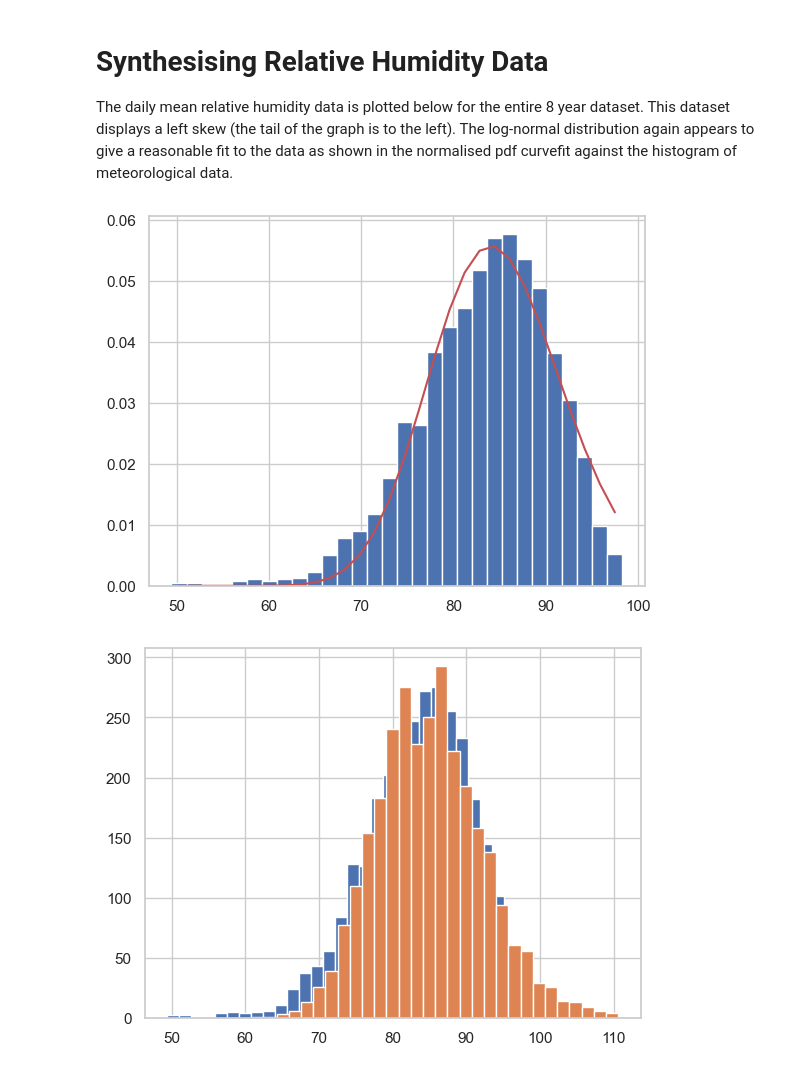
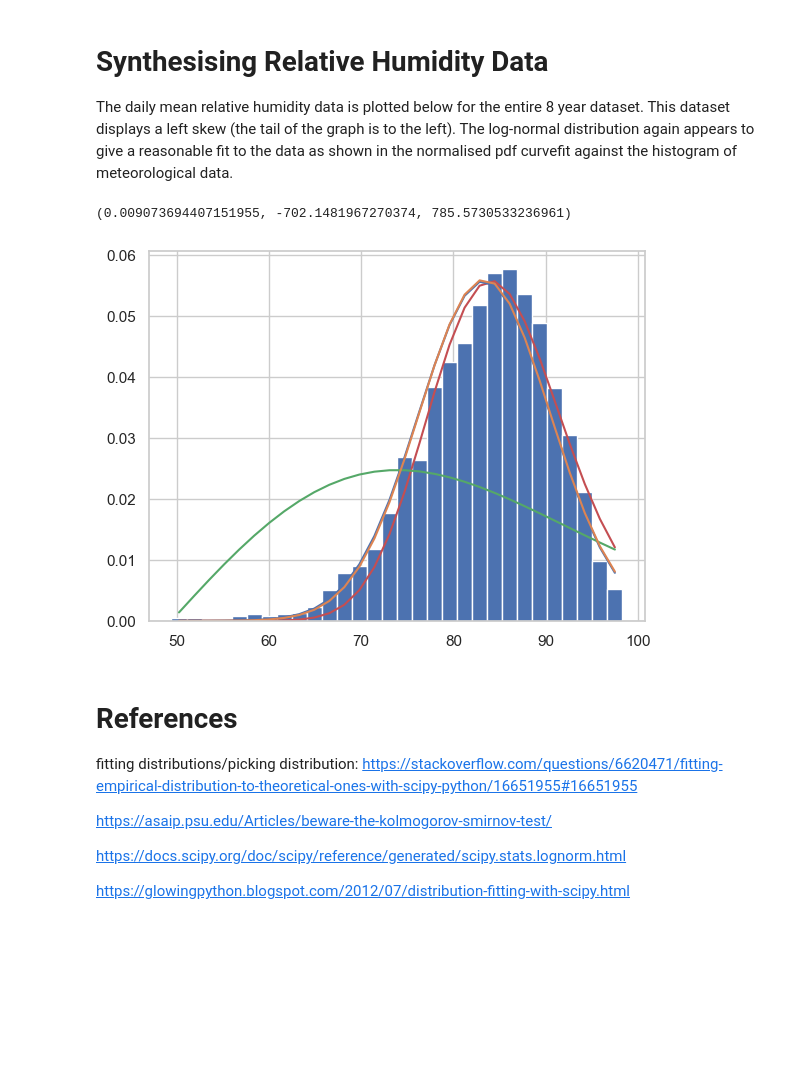
Before and after one commit to Eilis9/PfDA_Project1, a Jupyter notebook: met_athenry.ipynb, the cells around one changed output. Drawn from its saved outputs; the diff is of its cells as text; code cells hidden in the pictures; blank space fills up the shorter version.

Commit message:
scipy distribution fitting

```diff
--- a/met_athenry.ipynb
+++ b/met_athenry.ipynb
@@ -401,32 +416,66 @@ The log-normal distribution again appears to give a reasonable fit to the data a
 # %%
 no_bins = 30
 n, bins_returned, patches = plt.hist(mydata_agg['rhum mean'], bins=no_bins, density=True);
 #rhum_syn = np.random.poisson(mydata_agg['rhum mean'].mean(), 2000)
 #plt.hist(rhum_syn, bins=no_bins, density=True)
 
 bins = mean_bins(bins_returned)
 #bins = bins_returned
 
 # returns mu and sigma in params
 params, extras = curve_fit(f_lognormal, bins, n)
 
 mu_rhum = params[0]
 sigma_rhum = params[1]
 # fit a lognormal curve
 pdf_lognormal = f_lognormal(bins, mu_rhum, sigma_rhum)
 plt.plot(bins, pdf_lognormal, 'r')
-plt.show()
+#plt.show()
 
 random_daily_rhum_1yr = np.random.default_rng().lognormal(mean=mu_rhum, sigma=sigma_rhum, size = len(mydata_agg))
 
-plt.hist(mydata_agg['rhum mean'], bins=no_bins);
-plt.hist(random_daily_rhum_1yr, bins=no_bins);
+#plt.hist(mydata_agg['rhum mean'], bins=no_bins);
+#plt.hist(random_daily_rhum_1yr, bins=no_bins);
 
 pop_size = 365
 #https://stackoverflow.com/questions/71980083/specifiying-range-for-log-normal-distribution-in-python
 # Want to exclude values over 100
-for sample in len(365):
-  random_daily_rhum_1yr = np.random.default_rng().lognormal(mean=mu_rhum, sigma=sigma_rhum, size = len(mydata_agg))
+#for sample in len(365):
+#  random_daily_rhum_1yr = np.random.default_rng().lognormal(mean=mu_rhum, sigma=sigma_rhum, size = len(mydata_agg))
+
+
+
+# https://glowingpython.blogspot.com/2012/07/distribution-fitting-with-scipy.html
+from scipy.stats import norm, rayleigh, lognorm
+param = norm.fit(mydata_agg['rhum mean'])
+pdf_fitted = norm.pdf(bins, loc=param[0], scale=param[1])
+pdf = norm.pdf(bins)
+plt.plot(bins, pdf_fitted, 'b-')
+
+param = rayleigh.fit(mydata_agg['rhum mean'])
+pdf_fitted_rayleigh = rayleigh.pdf(bins, loc=param[0], scale=param[1])
+pdf = rayleigh.pdf(bins)
+plt.plot(bins, pdf_fitted_rayleigh, 'g-')
+
+
+
+param = lognorm.fit(mydata_agg['rhum mean'])
+
+#mean, var, skew, kurt = lognorm.fit(mydata_agg['rhum mean'])
+pdf_fitted_lognorm = lognorm.pdf(bins, param[0], param[1], param[2])
+#pdf = lognorm.pdf(bins)
+plt.plot(bins, pdf_fitted_lognorm, '-')
+plt.show()
 # %% [output]
+(0.009073694407151955, -702.1481967270374, 785.5730533236961)
-[figure, old version]
+[figure, new version]
-[figure, removed]
+# %% [markdown]
+# References
+fitting distributions/picking distribution: https://stackoverflow.com/questions/6620471/fitting-empirical-distribution-to-theoretical-ones-with-scipy-python/16651955#16651955
+
+
+https://asaip.psu.edu/Articles/beware-the-kolmogorov-smirnov-test/
+
+https://docs.scipy.org/doc/scipy/reference/generated/scipy.stats.lognorm.html
+
+https://glowingpython.blogspot.com/2012/07/distribution-fitting-with-scipy.html
```
Also changed, not shown: parts of 6 cells of this notebook.
